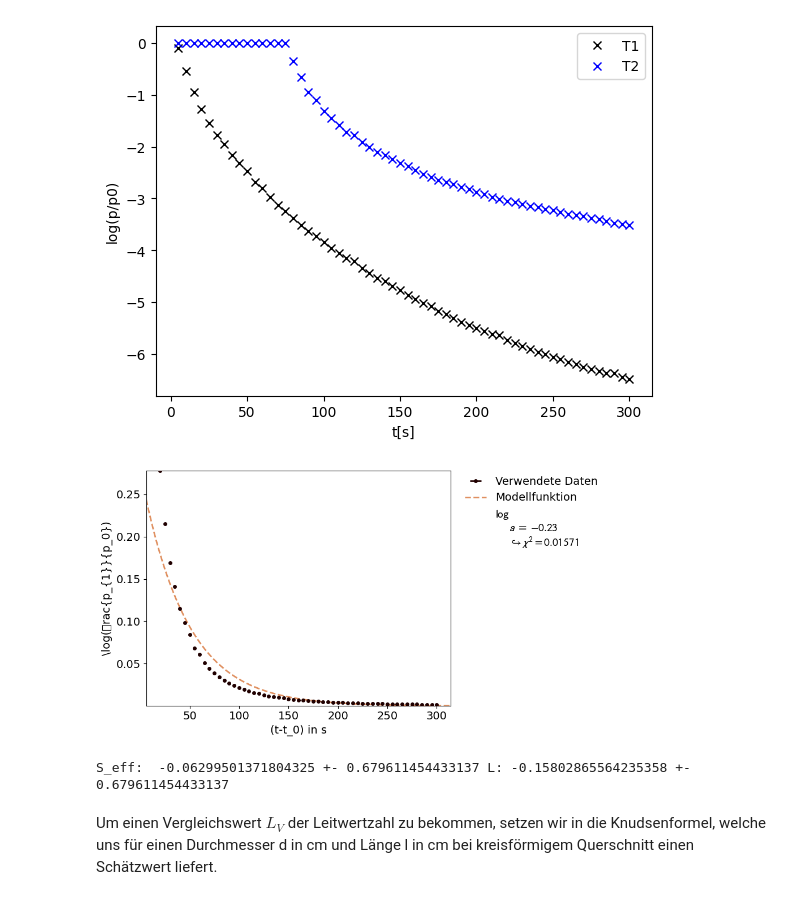
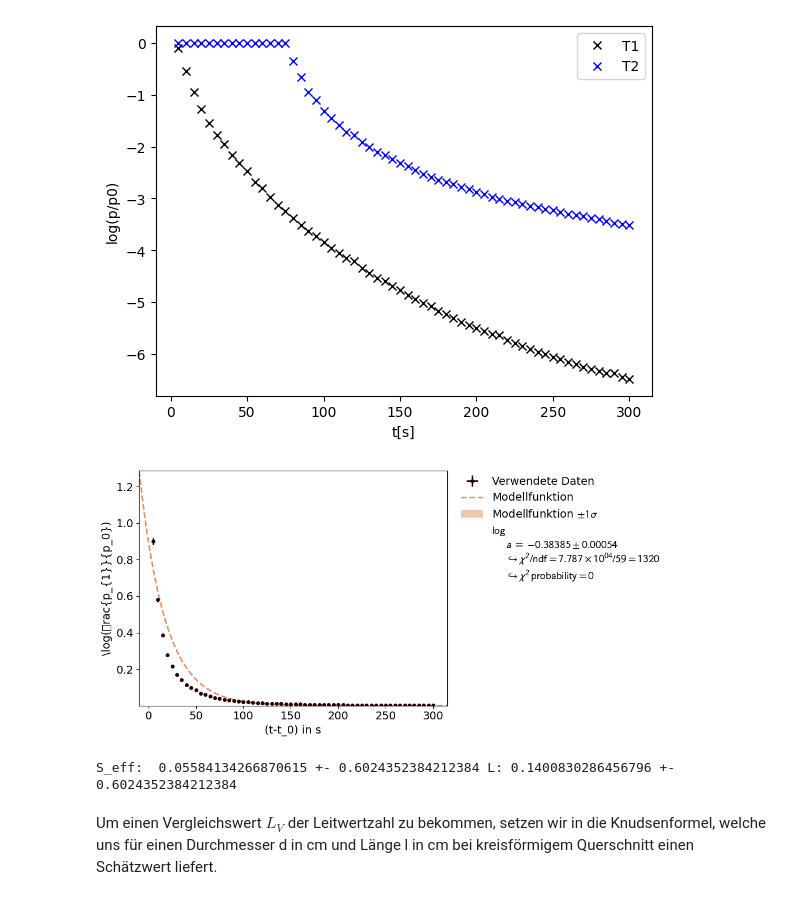
Before and after one commit to thexwon/Praktikum2KlassPhysKIT, a Jupyter notebook: Vakuum/Vakuum.ipynb, the cells around one changed output. Cells and saved outputs as stored; diff of their text form; code cells hidden in the pictures.

```diff
--- a/Vakuum/Vakuum.ipynb
+++ b/Vakuum/Vakuum.ipynb
@@ -259,0 +232,29 @@ plt.show()
+# %%
+skip=3
+x_error = 0.02
+y_error = 0.02
+xy_data = XYContainer(tn[skip:],T1[skip:])
+def exp(x,a=-0.7):
+    return T1[skip] * np.exp(a/V*x)
+line_fit=Fit(data=xy_data,model_function=exp)
+#line_fit.add_error(axis='x', err_val=x_error,relative=True)  # add the x-error to the fit
+line_fit.add_error(axis='y', err_val=y_error,relative=True)
+line_fit.do_fit()
+line_fit.assign_parameter_names(x='t',a='a')
+line_fit.assign_model_function_expression('log')
+line_fit.assign_model_function_expression("{a} * {x}")
+#line_fit.report()
+
+line_fit.assign_parameter_latex_names(x='t-t0', a='a')
+line_fit.assign_model_function_latex_name('\log(\frac{p_{1}}{p_0})')
+line_fit.assign_model_function_latex_expression('{a} \\cdot {x}')
+
+
+line_fit.data_container.label = "Verwendete Daten"
+line_fit.model_label = "Modellfunktion"
+
+line_fit.data_container.axis_labels = ["(t-t_0) in s","\log(\frac{p_{1}}{p_0})"]
+
+plot = Plot(fit_objects= line_fit)
+plot.plot()
+plt.show()
@@ -343,42 +346,46 @@ t: [  5  10  15  20  25  30  35  40  45  50  55  60  65  70  75  80  85  90
 [figure]
 # %%
 #S fit aus der 2
-
-xy_data = XYContainer(tn[3:],T1[3:])
+skip=0
+x_error = 0.02
+y_error = 0.02
+xy_data = XYContainer(tn[skip:],T1[skip:])
 def exp(x,a=0):
-    return T1[3] * np.exp(a/V*x)
+    return T1[skip] * np.exp(a/V*x)
 line_fit=Fit(data=xy_data,model_function=exp)
+#line_fit.add_error(axis='x', err_val=x_error,relative=True)  # add the x-error to the fit
+line_fit.add_error(axis='y', err_val=y_error,relative=True)
 line_fit.do_fit()
 line_fit.assign_parameter_names(x='t',a='a')
 line_fit.assign_model_function_expression('log')
 line_fit.assign_model_function_expression("{a} * {x}")
 #line_fit.report()
 
 line_fit.assign_parameter_latex_names(x='t-t0', a='a')
 line_fit.assign_model_function_latex_name('\log{\frac{p_{1}}{p_0}}')
 line_fit.assign_model_function_latex_expression('{a} \\cdot {x}')
 
 
 line_fit.data_container.label = "Verwendete Daten"
 line_fit.model_label = "Modellfunktion"
 
 line_fit.data_container.axis_labels = ["(t-t_0) in s","\log(\frac{p_{1}}{p_0})"]
 
 plot = Plot(fit_objects= line_fit)
 plot.plot()
 plt.show()
 
-S = -0.59 # ändern, wert aus fit
+S = 0.523 # ändern, wert aus fit
 S_eff = S * T1/T2
 L = S_eff * T2/(T2-T1)
 S_eff_mean = np.mean(S_eff)
 L_mean = np.mean(L)
 S_eff_std = np.std(S_eff)
 L_std = np.std(L)
 print("S_eff: ", S_eff_mean ,"+-",L_std ,"L:",L_mean,"+-",L_std)
 # %% [output]
-[figure, old version]
+[figure, new version]
-S_eff:  -0.06299501371804325 +- 0.679611454433137 L: -0.15802865564235358 +- 0.679611454433137
+S_eff:  0.05584134266870615 +- 0.6024352384212384 L: 0.1400830286456796 +- 0.6024352384212384
 # %% [markdown]
 Um einen Vergleichswert $L_V$ der Leitwertzahl zu bekommen, setzen wir in die Knudsenformel, welche uns für einen Durchmesser d in cm und Länge l in cm bei kreisförmigem Querschnitt einen Schätzwert liefert.
 # %%
```
Also changed, not shown: parts of 5 cells of this notebook, 4 other files.
